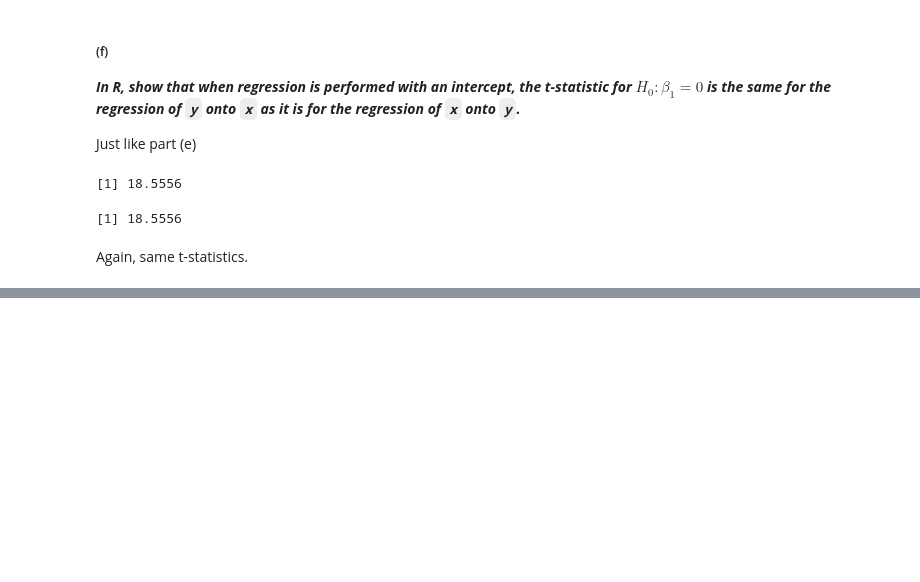
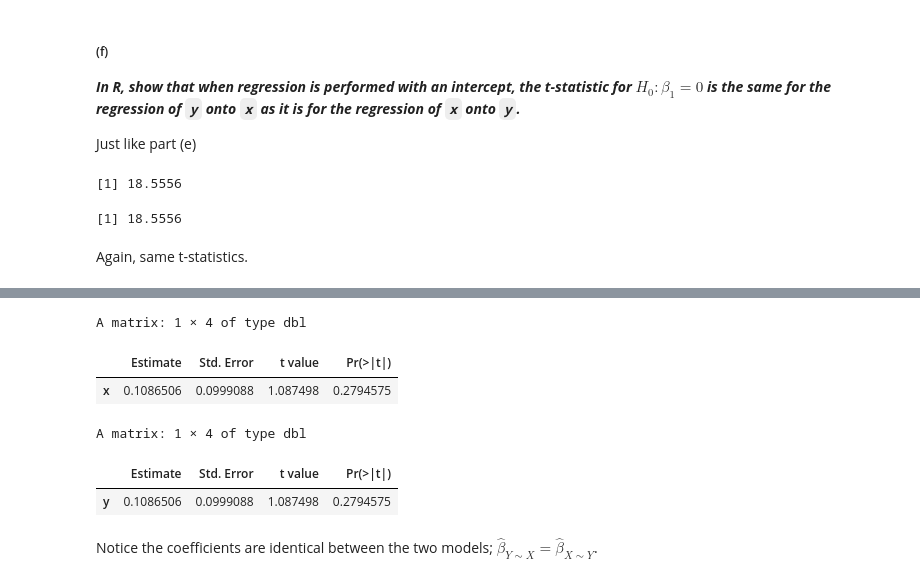
Before and after one commit to nicklausmillican/ISLR_R, a Jupyter notebook: ISLR_R_Ch3.ipynb, the cells around one changed output, grey strips where cells are left out. Cells and saved outputs as stored; diff of their text form; code cells hidden in the pictures; blank space fills up the shorter version.

```diff
--- a/ISLR_R_Ch3.ipynb
+++ b/ISLR_R_Ch3.ipynb
@@ -754,0 +805,18 @@ Again, same t-statistics.
+# %%
+x = rnorm(n=100, mean=0, sd=1)
+y = -sample(x=x, size=100, replace=FALSE)
+
+m3 <- lm(y ~ 0 + x)
+m4 <- lm(x ~ 0 + y)
+
+summary(m3)$coef
+summary(m4)$coef
+# %% [output]
+A matrix: 1 × 4 of type dbl
+|  | Estimate | Std. Error | t value | Pr(>|t|) |
+| x | 0.1086506 | 0.0999088 | 1.087498 | 0.2794575 |
+A matrix: 1 × 4 of type dbl
+|  | Estimate | Std. Error | t value | Pr(>|t|) |
+| y | 0.1086506 | 0.0999088 | 1.087498 | 0.2794575 |
+# %% [markdown]
+Notice the coefficients are identical between the two models; $\hat{\beta}_{Y \sim X} = \hat{\beta}_{X \sim Y}$.
```
Also changed, not shown: parts of 7 cells of this notebook.
